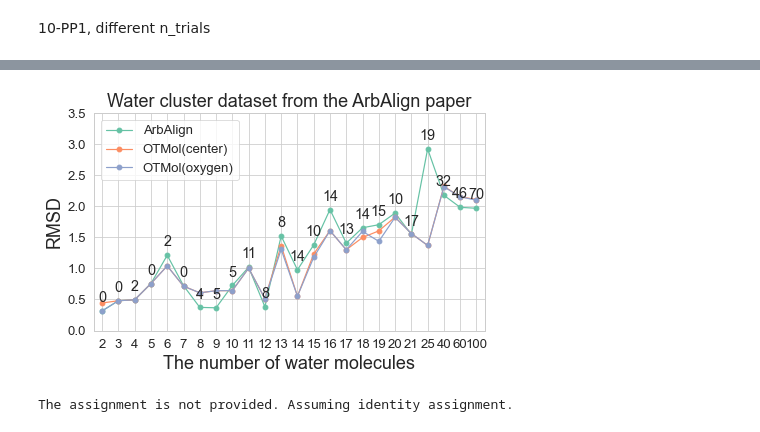
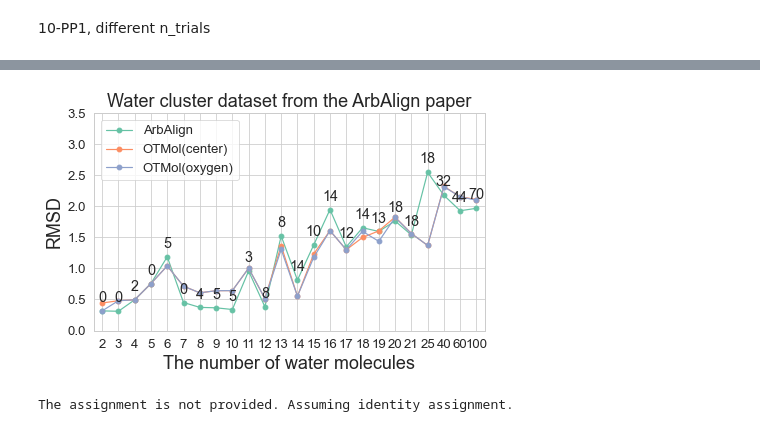
Before and after one commit to weixiaoqimath/otmol, a Jupyter notebook: experiment/otmol_WC.ipynb, the cells around one changed output, grey strips where cells are left out. Cells and saved outputs as stored; diff of their text form; code cells hidden in the pictures.

```diff
--- a/experiment/otmol_WC.ipynb
+++ b/experiment/otmol_WC.ipynb
@@ -39,5 +39,5 @@ The number of candidate molecular level permutations is 100
 # %%
-arbalign_res = pd.read_csv('./arbalign_output/no_reflection/ArbAlignDataWC_result.csv')
+arbalign_res = pd.read_csv('./arbalign_output/ArbAlignDataWC_result.csv')
 combined_df = pd.concat([
     otmol_center_res[['#', 'RMSD(OTMol)']].rename(columns={'RMSD(OTMol)': 'OTMol(center)'}),
     otmol_oxygen_res[['RMSD(OTMol)']].rename(columns={'RMSD(OTMol)': 'OTMol(oxygen)'}),
@@ -148,43 +148,43 @@ interactive_alignment_plot_py3dmol(X_A, X_B_aligned, T_A, T_B, B_A, B_B, assignm
 [interactive output not drawn]
 # %%
 # Read the mismatch data
-mismatch_df = pd.read_csv('./arbalign_output/no_reflection/ArbAlignData_mismatch_count.csv')
+mismatch_df = pd.read_csv('./arbalign_output/ArbAlignData_mismatch_count.csv')
 
 # Create the plot
-arbalign_res = pd.read_csv('./arbalign_output/no_reflection/ArbAlignDataWC_result.csv')
+arbalign_res = pd.read_csv('./arbalign_output/ArbAlignDataWC_result.csv')
 combined_df = pd.concat([otmol_center_res[['#', 'RMSD(OTMol)']].rename(columns={'RMSD(OTMol)': 'OTMol(center)'}),
                         otmol_oxygen_res[['RMSD(OTMol)']].rename(columns={'RMSD(OTMol)': 'OTMol(oxygen)'}),
                         arbalign_res.rename(columns={'RMSD(ArbAlign)': 'ArbAlign'})], axis=1)
 columns_to_plot = ["ArbAlign", "OTMol(center)", "OTMol(oxygen)"]
 plt.figure(figsize=(7, 4))
 sns.set_style("whitegrid")
 sns.set_context("paper", font_scale=1.5)
 sns.set_palette("Set2")
 for column in columns_to_plot:
     plt.plot(range(len(combined_df['#'])), combined_df[column], marker='o', label=column)
 
 # Add annotations for mismatched water molecules
 for i, (x, y) in enumerate(zip(range(len(combined_df['#'])), combined_df['ArbAlign'])):
     mismatch_count = mismatch_df.iloc[i]['# mismatched water molecules']  # Adjust column name if different
     plt.annotate(f'{mismatch_count}',
                 (x, y),
                 xytext=(0, 6),  # Offset the text k points upward
                 textcoords='offset points',
                 ha='center',     # Center the text horizontally
                 va='bottom',     # Align text at the bottom
                 )
 
 plt.xticks(range(len(combined_df['#'])), combined_df['#'])
 plt.xlim(-0.5, 23.5)
 plt.title("Water cluster dataset from the ArbAlign paper", fontsize=18)
 plt.xlabel("The number of water molecules", fontsize=18)
 plt.ylabel("RMSD", fontsize=18)
 plt.ylim(0, 3.5)
 plt.legend()
 plt.grid(True)
 plt.savefig('../images/WCArbAlignData.png', dpi=300, bbox_inches='tight')
 # %% [output]
-[figure, old version]
+[figure, new version]
 # %%
 nameA = '10-PP1.xyz'
 nameB = '10-PP2.xyz'
```
Also changed, not shown: parts of 6 cells of this notebook, 8 other files.
